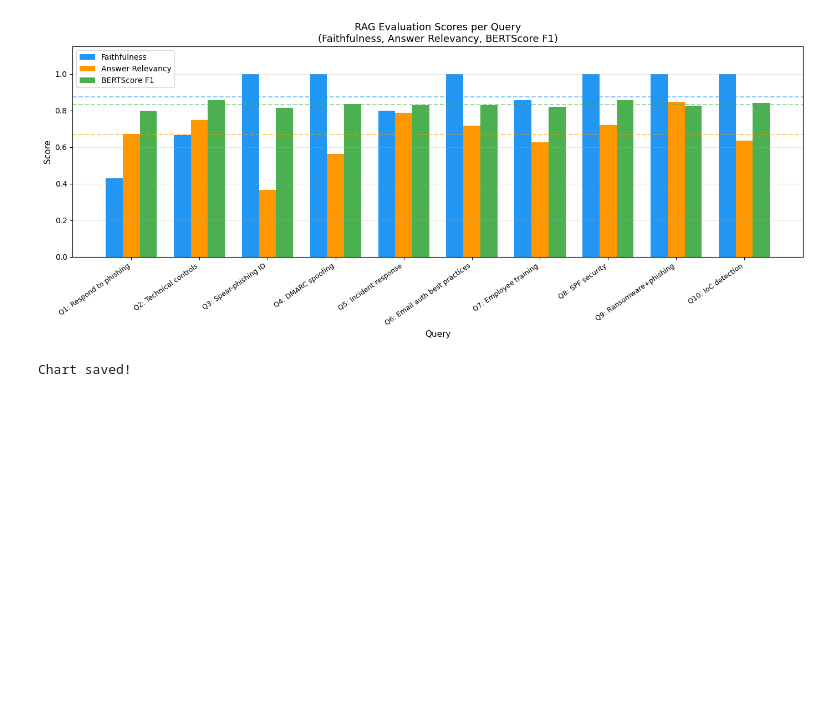
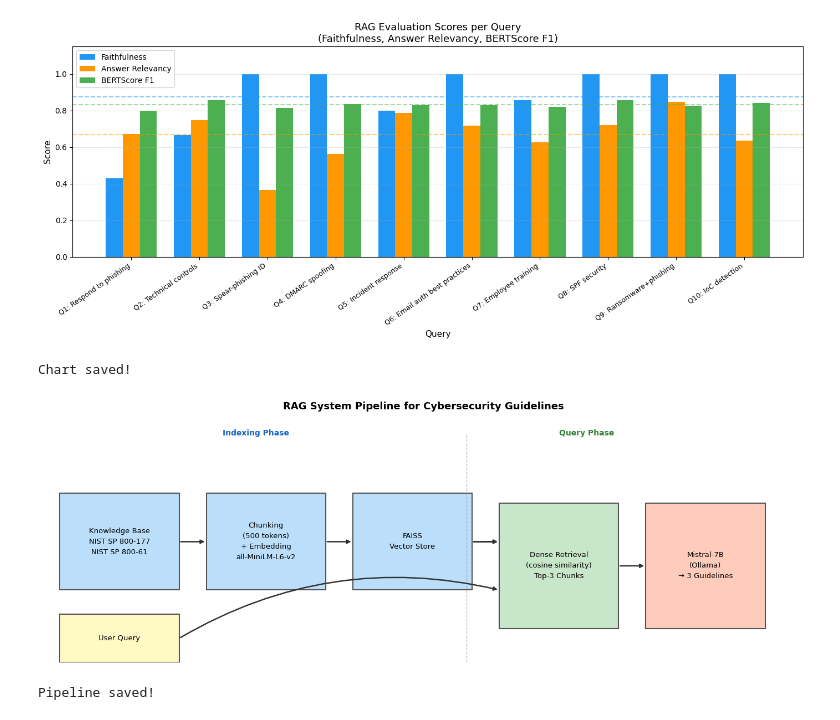
Before and after one commit to Linrui-Li/rag-cybersecurity, a Jupyter notebook: notebooks/03_evaluation.ipynb, the cells around one changed output. Cells and saved outputs as stored; diff of their text form; code cells hidden in the pictures; blank space fills up the shorter version.

Commit message:
pipeline diagram

```diff
--- a/notebooks/03_evaluation.ipynb
+++ b/notebooks/03_evaluation.ipynb
@@ -260,3 +260,61 @@ print("Chart saved!")
 # %% [output]
 [figure]
 Chart saved!
+# %%
+import matplotlib.pyplot as plt
+import matplotlib.patches as mpatches
+
+fig, ax = plt.subplots(figsize=(14, 5))
+ax.set_xlim(0, 14)
+ax.set_ylim(0, 5)
+ax.axis("off")
+
+# 定义框的位置 (x, y, width, height, label, color)
+boxes = [
+    (0.3,  1.5, 2.2, 2.0, "Knowledge Base\nNIST SP 800-177\nNIST SP 800-61",     "#BBDEFB"),
+    (3.0,  1.5, 2.2, 2.0, "Chunking\n(500 tokens)\n+ Embedding\nall-MiniLM-L6-v2","#BBDEFB"),
+    (5.7,  1.5, 2.2, 2.0, "FAISS\nVector Store",                                  "#BBDEFB"),
+    (0.3,  0.0, 2.2, 1.0, "User Query",                                            "#FFF9C4"),
+    (8.4,  0.7, 2.2, 2.6, "Dense Retrieval\n(cosine similarity)\nTop-3 Chunks",   "#C8E6C9"),
+    (11.1, 0.7, 2.2, 2.6, "Mistral-7B\n(Ollama)\n→ 3 Guidelines",                "#FFCCBC"),
+]
+
+for (x, y, w, h, label, color) in boxes:
+    ax.add_patch(plt.Rectangle((x, y), w, h,
+                               color=color, ec="#555555", linewidth=1.5, zorder=2))
+    ax.text(x + w/2, y + h/2, label,
+            ha="center", va="center", fontsize=9.5, zorder=3, linespacing=1.6)
+
+# 水平箭头（知识库流）
+for x_start in [2.5, 5.2, 7.9]:
+    ax.annotate("", xy=(x_start+0.5, 2.5), xytext=(x_start, 2.5),
+                arrowprops=dict(arrowstyle="-|>", color="#333333", lw=1.8))
+
+# User Query → Retrieval 箭头（斜向上）
+ax.annotate("", xy=(8.4, 1.0), xytext=(2.5, 0.5),
+            arrowprops=dict(arrowstyle="-|>", color="#333333", lw=1.8,
+                            connectionstyle="arc3,rad=-0.3"))
+
+# FAISS → Retrieval 箭头
+ax.annotate("", xy=(8.4, 2.5), xytext=(7.9, 2.5),
+            arrowprops=dict(arrowstyle="-|>", color="#333333", lw=1.8))
+
+# Retrieval → Generation 箭头
+ax.annotate("", xy=(11.1, 2.0), xytext=(10.6, 2.0),
+            arrowprops=dict(arrowstyle="-|>", color="#333333", lw=1.8))
+
+# 标注阶段
+ax.text(3.3, 4.7, "Indexing Phase", fontsize=10, color="#1565C0", fontweight="bold")
+ax.text(9.5, 4.7, "Query Phase", fontsize=10, color="#2E7D32", fontweight="bold")
+ax.axvline(x=7.8, ymin=0, ymax=0.95, color="gray", linestyle="--", linewidth=1, alpha=0.5)
+
+ax.set_title("RAG System Pipeline for Cybersecurity Guidelines",
+             fontsize=13, fontweight="bold", pad=15)
+
+plt.tight_layout()
+plt.savefig("../outputs/pipeline.png", dpi=150, bbox_inches="tight")
+plt.show()
+print("Pipeline saved!")
+# %% [output]
+[figure, added]
+Pipeline saved!
```
Also changed, not shown: 1 other file.
